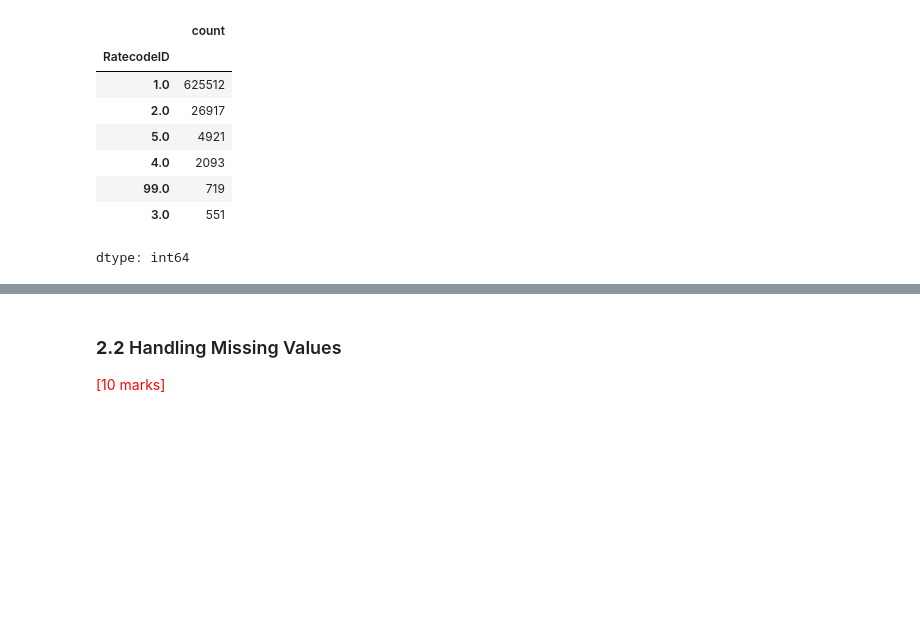
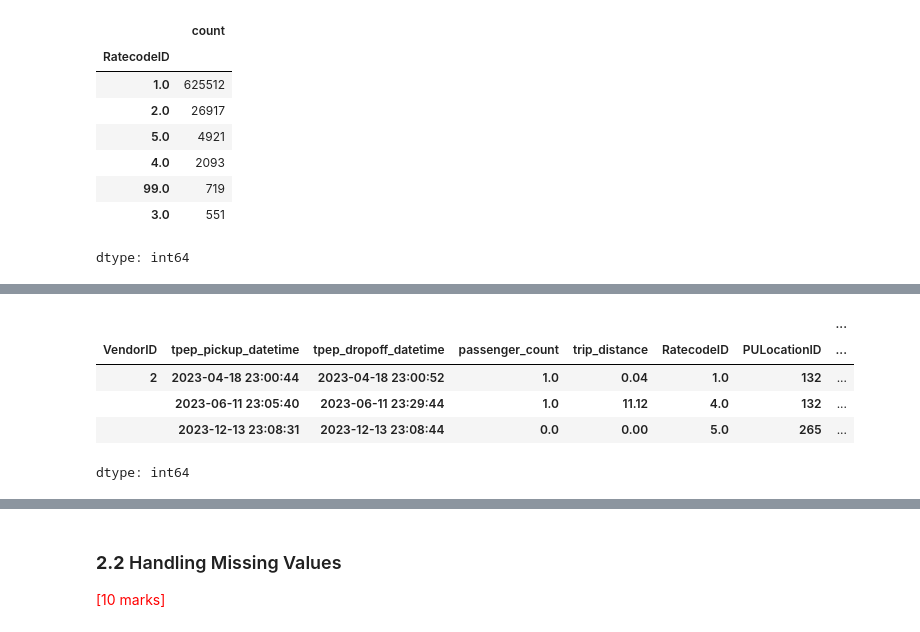
Before and after one commit to msaipraveenkumar/EDA_Assg_NYC_Taxi_Starter, a Jupyter notebook: EDA_Assg_NYC_Taxi_Starter.ipynb, the cells around one changed output, grey strips where cells are left out. Saved outputs shown, nothing was run; the diff lists cells and outputs as text; code cells hidden in the pictures; blank space fills up the shorter version.

```diff
--- a/EDA_Assg_NYC_Taxi_Starter.ipynb
+++ b/EDA_Assg_NYC_Taxi_Starter.ipynb
@@ -498,0 +632,9 @@ pd.DataFrame({
+# %%
+df[df['total_amount']<0].value_counts()
+# %% [output]
+|  |  |  |  |  |  |  | ... |
+| VendorID | tpep_pickup_datetime | tpep_dropoff_datetime | passenger_count | trip_distance | RatecodeID | PULocationID | ... |
+| 2 | 2023-04-18 23:00:44 | 2023-04-18 23:00:52 | 1.0 | 0.04 | 1.0 | 132 | ... |
+|  | 2023-06-11 23:05:40 | 2023-06-11 23:29:44 | 1.0 | 11.12 | 4.0 | 132 | ... |
+|  | 2023-12-13 23:08:31 | 2023-12-13 23:08:44 | 0.0 | 0.00 | 5.0 | 265 | ... |
+dtype: int64
```
Also changed, not shown: parts of 48 cells of this notebook.
